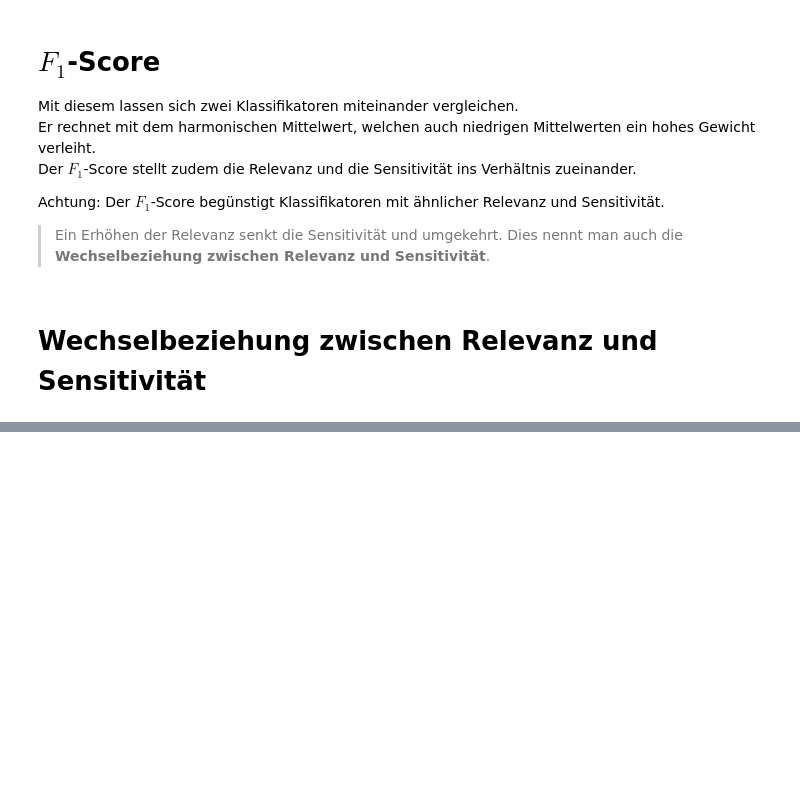
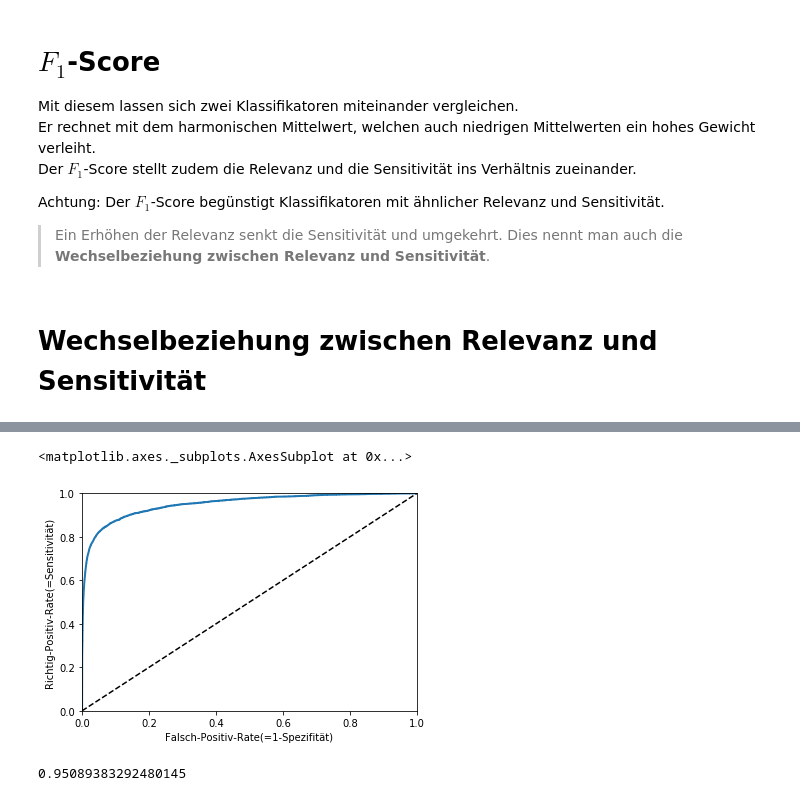
Before and after one commit to dominikstraessle/handson-ml, a Jupyter notebook: 03_classification_mnist.ipynb, the cells around one changed output, grey strips where cells are left out. Saved outputs shown, nothing was run; the diff lists cells and outputs as text; code cells hidden in the pictures; blank space fills up the shorter version.

```diff
--- a/03_classification_mnist.ipynb
+++ b/03_classification_mnist.ipynb
@@ -258,0 +269,17 @@ recall_score(y_train_3, y_train_pred_90)
+# %%
+fpr, tpr, thresholds = roc_curve(y_train_3, y_scores)
+# %%
+def plot_roc_curve(fpr, tpr,  label=None):
+    fig, ax = plt.subplots()
+    ax.plot(fpr, tpr, linewidth=2, label=label)
+    ax.plot([0,1],[0,1], 'k--')
+    ax.set_xlim([0,1])
+    ax.set_ylim([0,1])
+    ax.set_xlabel('Falsch-Positiv-Rate(=1-Spezifität)')
+    ax.set_ylabel('Richtig-Positiv-Rate(=Sensitivität)')
+    return ax
+# %%
+plot_roc_curve(fpr, tpr)
+# %% [output]
+<matplotlib.axes._subplots.AxesSubplot at 0x...>
+[figure, added]
@@ -258,0 +288,4 @@ recall_score(y_train_3, y_train_pred_90)
+# %%
+roc_auc_score(y_train_3, y_scores)
+# %% [output]
+0.95089383292480145
```
Also changed, not shown: parts of 43 cells of this notebook, 2 other files.
